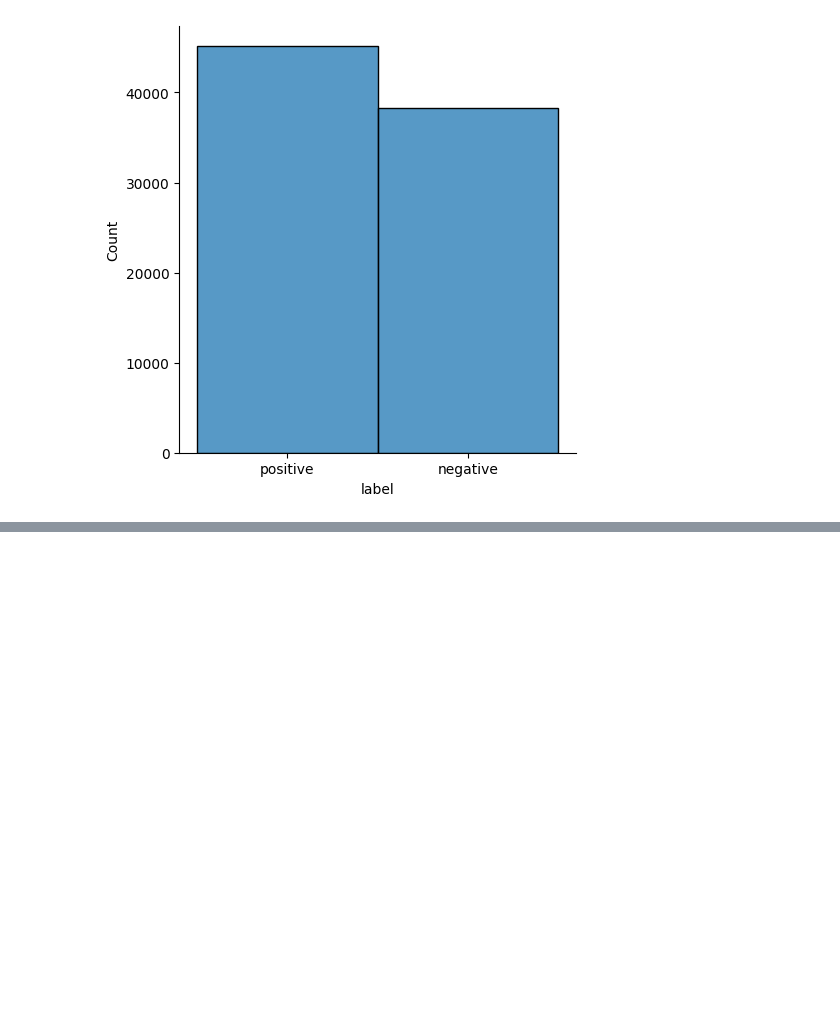
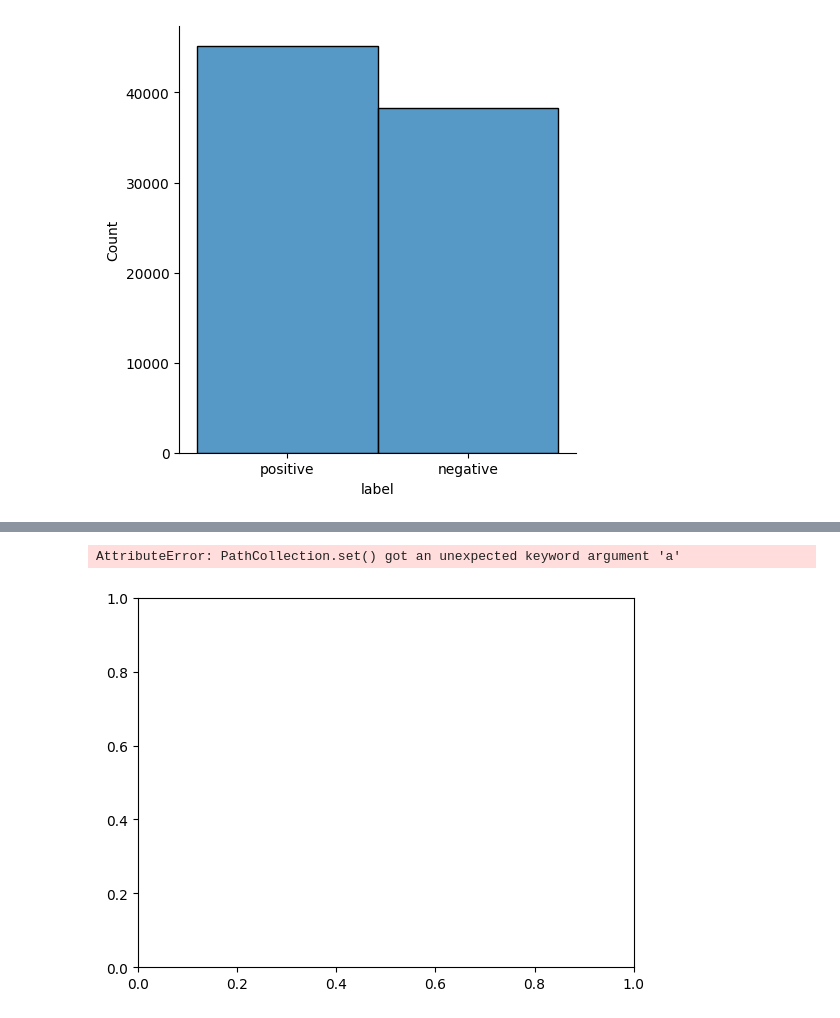
Before and after one commit to fridanl/thesis-mas, a Jupyter notebook: src/eda.ipynb, the cells around one changed output, grey strips where cells are left out. Cells and saved outputs as stored; diff of their text form; code cells hidden in the pictures; blank space fills up the shorter version.

```diff
--- a/src/eda.ipynb
+++ b/src/eda.ipynb
@@ -152,0 +301,5 @@ sns.displot(df_clean, x="label"); #
+# %%
+sns.scatterplot(data=sarcasm_pair, x = 'p_receiver_of_label_sender', y = 'delta', a=0.1)
+# %% [output]
+AttributeError: PathCollection.set() got an unexpected keyword argument 'a'
+[figure, added]
```
Also changed, not shown: parts of 20 cells of this notebook, 1 other file.
